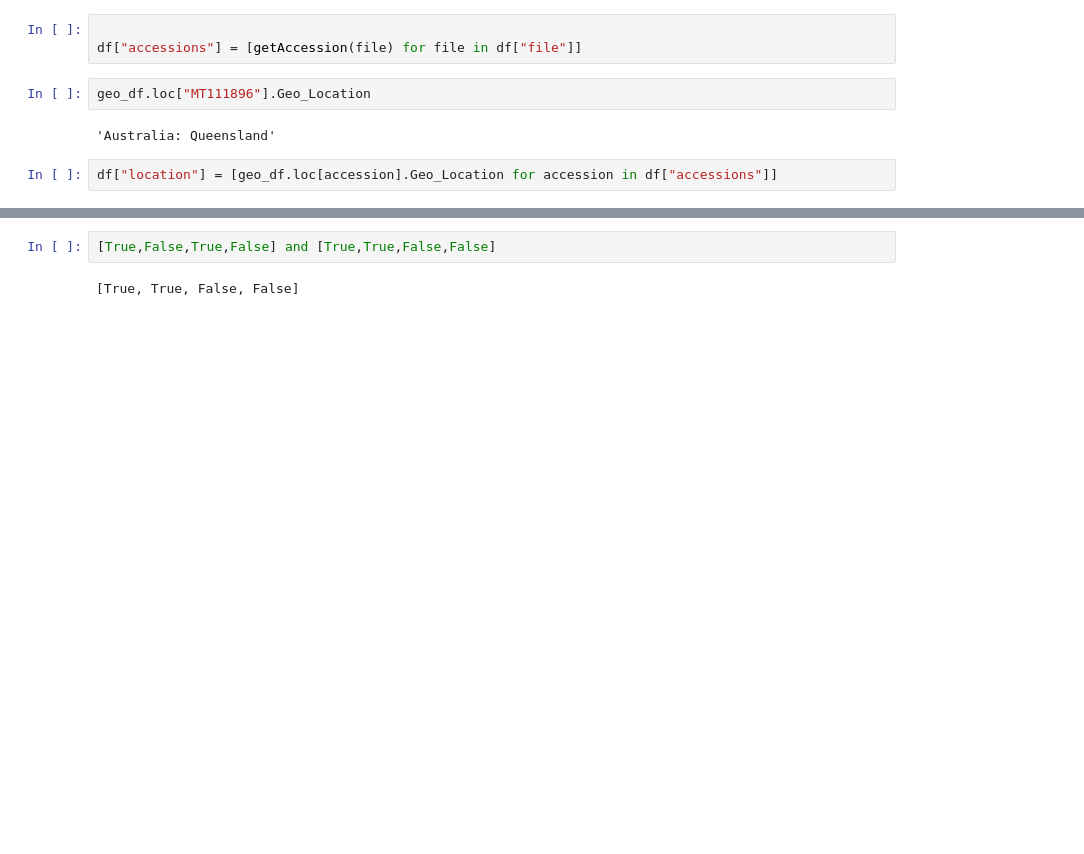
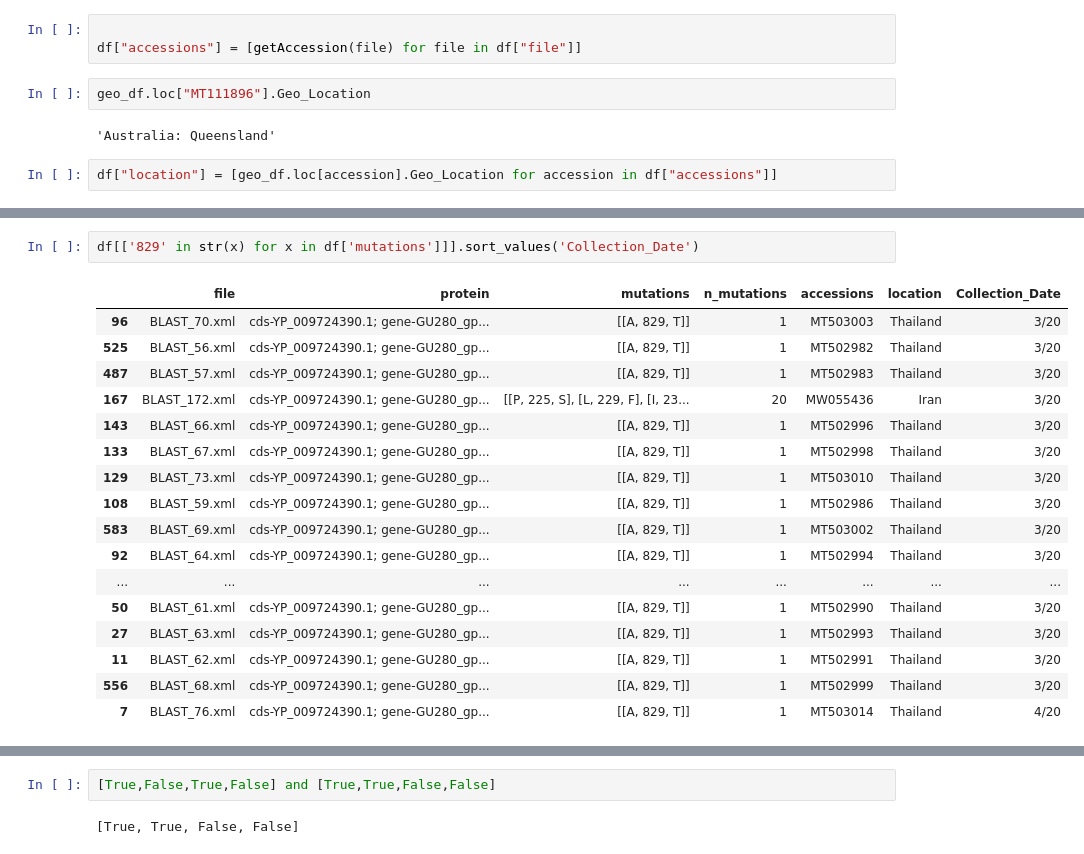
Before and after one commit to rjeveloff/MutationHunting, a Jupyter notebook: Mutation_Hunting_Algorithm.ipynb, the cells around one changed output, grey strips where cells are left out. Saved outputs shown, nothing was run; the diff lists cells and outputs as text; blank space fills up the shorter version.

```diff
--- a/Mutation_Hunting_Algorithm.ipynb
+++ b/Mutation_Hunting_Algorithm.ipynb
@@ -378,0 +401,20 @@ df["location"] = [geo_df.loc[accession].Geo_Location for accession in df["access
+# %%
+df[['829' in str(x) for x in df['mutations']]].sort_values('Collection_Date')
+# %% [output]
+|  | file | protein | mutations | n_mutations | accessions | location | Collection_Date |
+| 96 | BLAST_70.xml | cds-YP_009724390.1; gene-GU280_gp... | [[A, 829, T]] | 1 | MT503003 | Thailand | 3/20 |
+| 525 | BLAST_56.xml | cds-YP_009724390.1; gene-GU280_gp... | [[A, 829, T]] | 1 | MT502982 | Thailand | 3/20 |
+| 487 | BLAST_57.xml | cds-YP_009724390.1; gene-GU280_gp... | [[A, 829, T]] | 1 | MT502983 | Thailand | 3/20 |
+| 167 | BLAST_172.xml | cds-YP_009724390.1; gene-GU280_gp... | [[P, 225, S], [L, 229, F], [I, 23... | 20 | MW055436 | Iran | 3/20 |
+| 143 | BLAST_66.xml | cds-YP_009724390.1; gene-GU280_gp... | [[A, 829, T]] | 1 | MT502996 | Thailand | 3/20 |
+| 133 | BLAST_67.xml | cds-YP_009724390.1; gene-GU280_gp... | [[A, 829, T]] | 1 | MT502998 | Thailand | 3/20 |
+| 129 | BLAST_73.xml | cds-YP_009724390.1; gene-GU280_gp... | [[A, 829, T]] | 1 | MT503010 | Thailand | 3/20 |
+| 108 | BLAST_59.xml | cds-YP_009724390.1; gene-GU280_gp... | [[A, 829, T]] | 1 | MT502986 | Thailand | 3/20 |
+| 583 | BLAST_69.xml | cds-YP_009724390.1; gene-GU280_gp... | [[A, 829, T]] | 1 | MT503002 | Thailand | 3/20 |
+| 92 | BLAST_64.xml | cds-YP_009724390.1; gene-GU280_gp... | [[A, 829, T]] | 1 | MT502994 | Thailand | 3/20 |
+| ... | ... | ... | ... | ... | ... | ... | ... |
+| 50 | BLAST_61.xml | cds-YP_009724390.1; gene-GU280_gp... | [[A, 829, T]] | 1 | MT502990 | Thailand | 3/20 |
+| 27 | BLAST_63.xml | cds-YP_009724390.1; gene-GU280_gp... | [[A, 829, T]] | 1 | MT502993 | Thailand | 3/20 |
+| 11 | BLAST_62.xml | cds-YP_009724390.1; gene-GU280_gp... | [[A, 829, T]] | 1 | MT502991 | Thailand | 3/20 |
+| 556 | BLAST_68.xml | cds-YP_009724390.1; gene-GU280_gp... | [[A, 829, T]] | 1 | MT502999 | Thailand | 3/20 |
+| 7 | BLAST_76.xml | cds-YP_009724390.1; gene-GU280_gp... | [[A, 829, T]] | 1 | MT503014 | Thailand | 4/20 |
```
Also changed, not shown: parts of 11 cells of this notebook, 2 other files.
